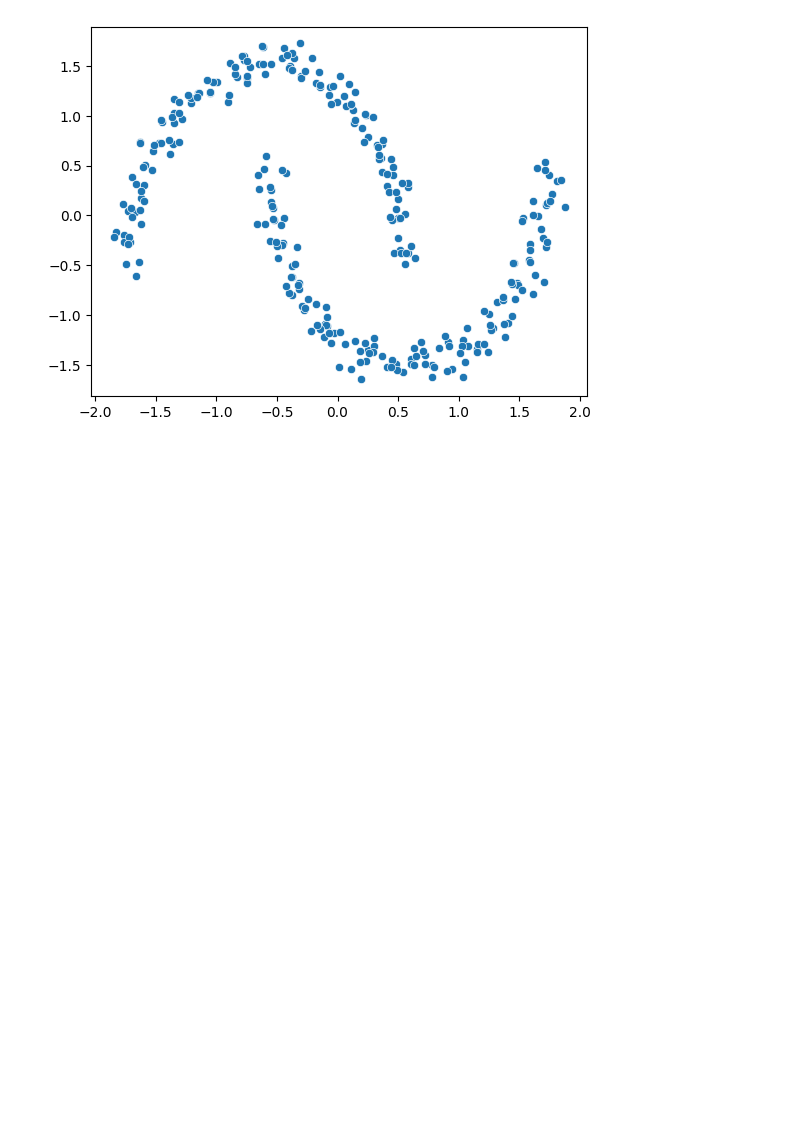
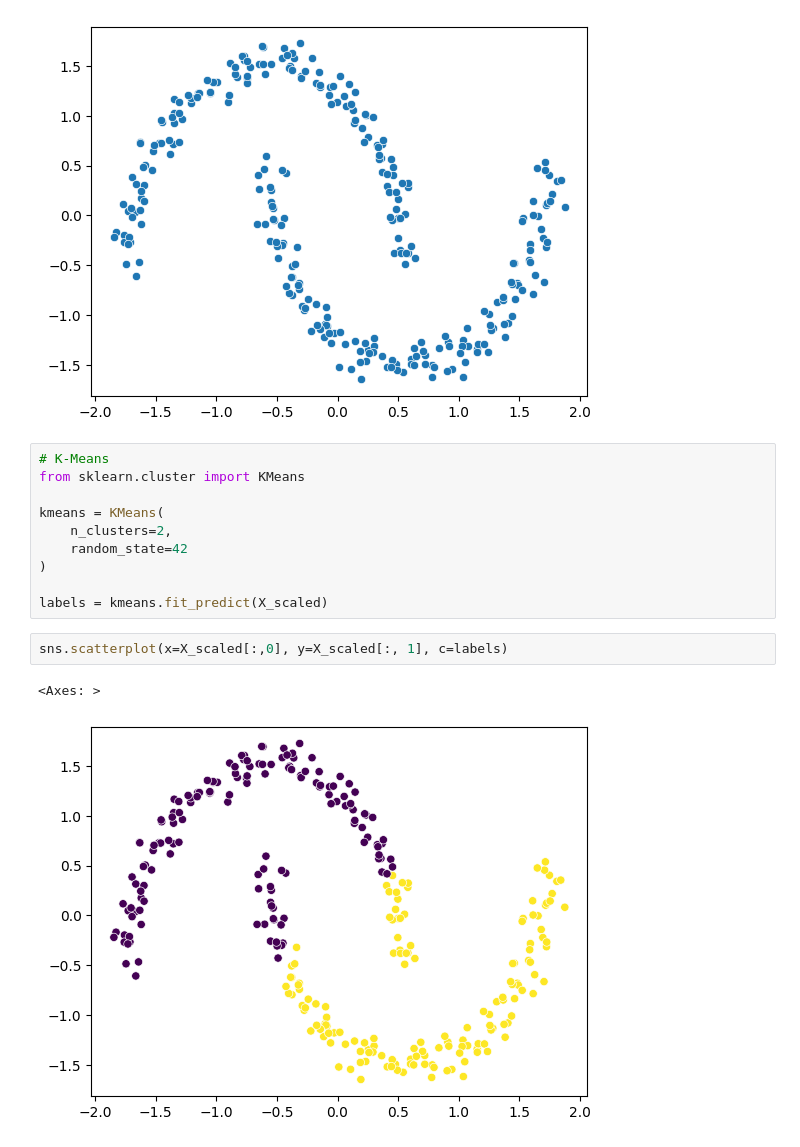
Before and after one commit to Tauhid-Topu-007/Unsupervised-ML, a Jupyter notebook: DBSCAN/Non linear data.ipynb, the cells around one changed output. Saved outputs shown, nothing was run; the diff lists cells and outputs as text; blank space fills up the shorter version.

```diff
--- a/DBSCAN/Non linear data.ipynb
+++ b/DBSCAN/Non linear data.ipynb
@@ -18,3 +18,18 @@ sns.scatterplot(x=X_scaled[:,0], y=X_scaled[:, 1])
 # %% [output]
 <Axes: >
 [figure]
+# %%
+# K-Means
+from sklearn.cluster import KMeans
+
+kmeans = KMeans(
+    n_clusters=2,
+    random_state=42
+)
+
+labels = kmeans.fit_predict(X_scaled)
+# %%
+sns.scatterplot(x=X_scaled[:,0], y=X_scaled[:, 1], c=labels)
+# %% [output]
+<Axes: >
+[figure, added]
```
Also changed, not shown: parts of 2 cells of this notebook, 1 other file.
